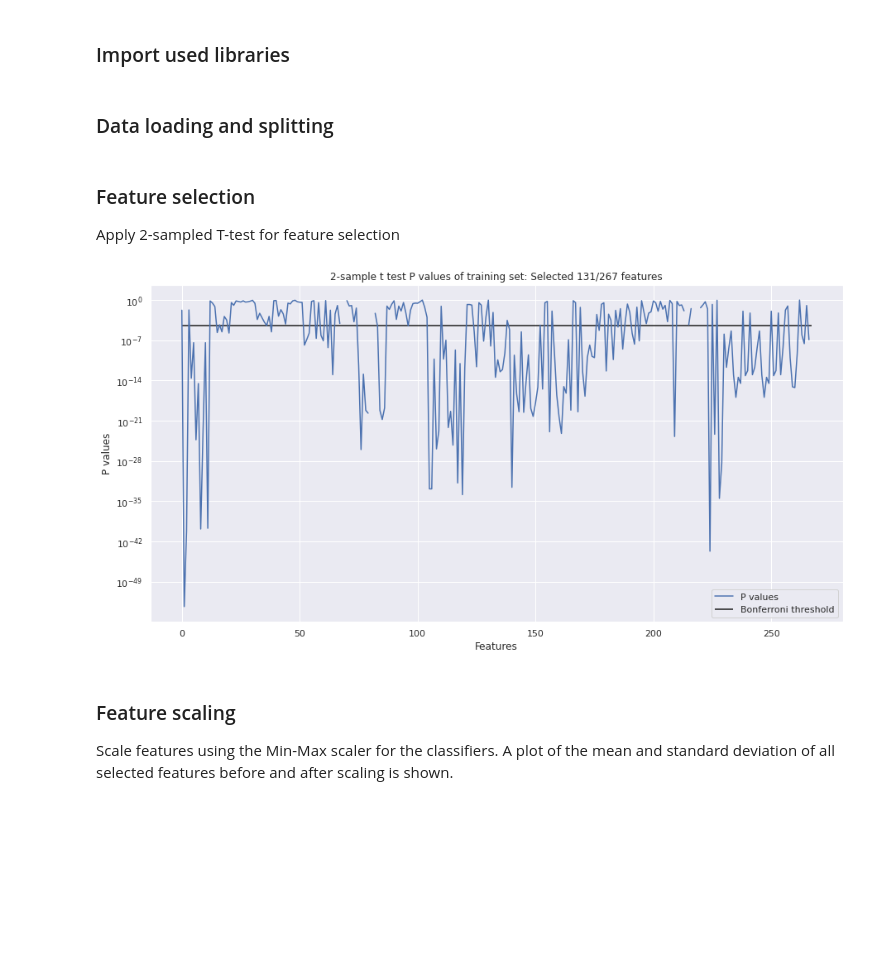
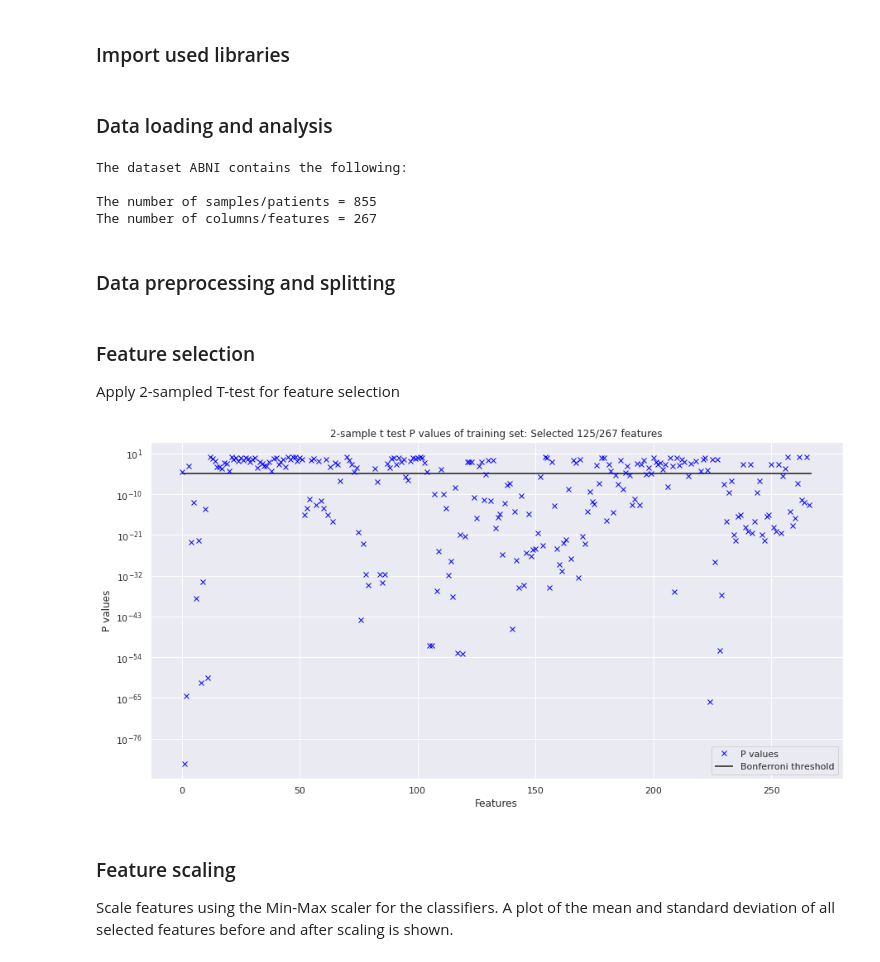
Before and after one commit to Enzo-Kerkhof/TM10007_PROJECT, a Jupyter notebook: assignment.ipynb, the cells around one changed output. Drawn from its saved outputs; the diff is of its cells as text; code cells hidden in the pictures; blank space fills up the shorter version.

Commit message:
Verder opschonen en plots mooier maken

```diff
--- a/assignment.ipynb
+++ b/assignment.ipynb
@@ -33,22 +33,33 @@ from sklearn import metrics
 from sklearn import feature_selection
 from sklearn import neighbors
 # %% [markdown]
-### Data loading and splitting
+### Data loading and analysis
+# %%
+# Import premade data loading function
+from adni.load_data import load_data
+
+data = load_data()
+
+# Drop labels from dataframe
+X = data.drop(['label'], axis=1)
+
+print('The dataset ABNI contains the following:\n')
+print(f'The number of samples/patients = {len(X.index)}')
+print(f'The number of columns/features = {len(X.columns)}\n')
+# %% [output]
+The dataset ABNI contains the following:
+
+The number of samples/patients = 855
+The number of columns/features = 267
+# %% [markdown]
+### Data preprocessing and splitting
 # %%
-# Import premade data loading function
-from adni.load_data import load_data
-
-data = load_data()
-
-# Drop labels from dataframe
-X = data.drop(['label'],axis=1)
-
 # Binerize labels AD = 1, CN = 0
 Y = preprocessing.label_binarize(data['label'], ['CN', 'AD'])
 Y = [i[0] for i in Y]
 
 # Split data
-X_train, X_test, y_train, y_test = model_selection.train_test_split(X, Y, test_size=0.5)
+X_train, X_test, y_train, y_test = model_selection.train_test_split(X, Y, test_size=0.2)
 
 # Reshape and convert to arrays
 y_train=np.asarray(y_train).reshape([len(y_train),])
@@ -61,6 +72,7 @@ X_test=X_test.to_numpy()
 Apply 2-sampled T-test for feature selection
 # %%
 # Create function to get indices
+np.seterr(invalid='ignore')
 get_indices = lambda dataToMatch, inputData: [i for (y, i) in zip(inputData, range(len(inputData)))
                                               if dataToMatch == y]
 
@@ -69,35 +81,35 @@ Bonferroni_corrected_alpha = 0.01/(X.shape[1])
 
 # Get indices of labels
 ad_samplsIndex = get_indices(1, y_train)
 cn_sampleIndex = get_indices(0, y_train)
 
 ad_data = X_train[ad_samplsIndex, :]
 cn_data = X_train[cn_sampleIndex, :]
 
 # Preform t-test
 [t_values, p_values]=ttest_ind(ad_data, cn_data)
 
 get_indices_smallerThen = lambda dataToMatch, inputData: [i for (y, i) in zip(inputData, range(len(inputData)))
                                                           if dataToMatch <= y]
 
 # Get significant p values only
 significant_p_valueIndices = get_indices_smallerThen(Bonferroni_corrected_alpha, p_values)
 
 # Feature selected dataset
 X_train_selected = X_train[:,significant_p_valueIndices]
 X_test_selected = X_test[:,significant_p_valueIndices]
 
 # Show p values and the bonferroni threshold
 plt.figure(figsize=(15, 7.5))
-plt.plot(p_values, label='P values')
+plt.plot(p_values, 'x', color='blue', label='P values')
 plt.hlines(Bonferroni_corrected_alpha, 0, X.shape[1], label='Bonferroni threshold')
 plt.xlabel('Features')
 plt.ylabel('P values')
 plt.yscale('log')
 plt.title(f'2-sample t test P values of training set: Selected {X_train_selected.shape[1]}/{X.shape[1]} features')
 plt.legend();
 # %% [output]
-[figure, old version]
+[figure, new version]
 # %% [markdown]
 ### Feature scaling
 
```
Also changed, not shown: parts of 1 cell of this notebook.
